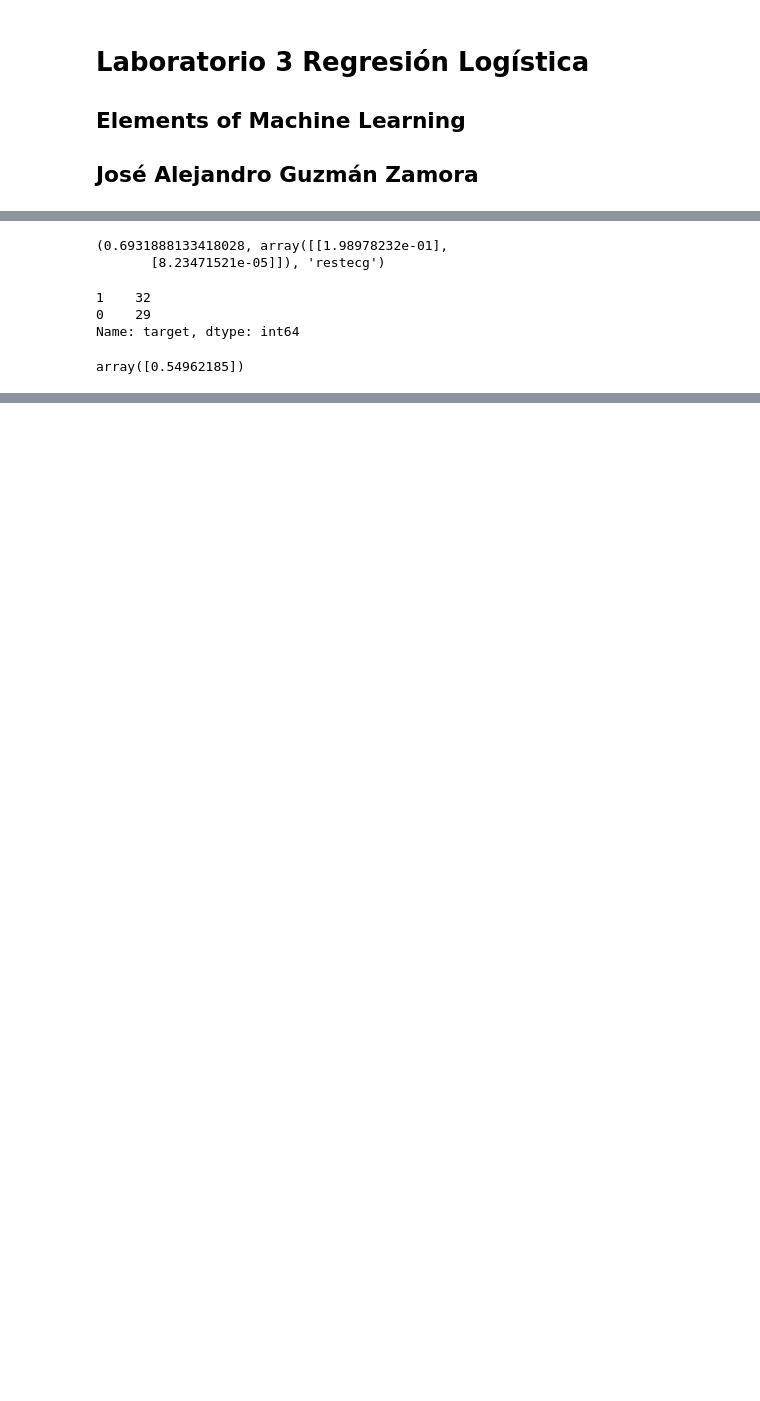
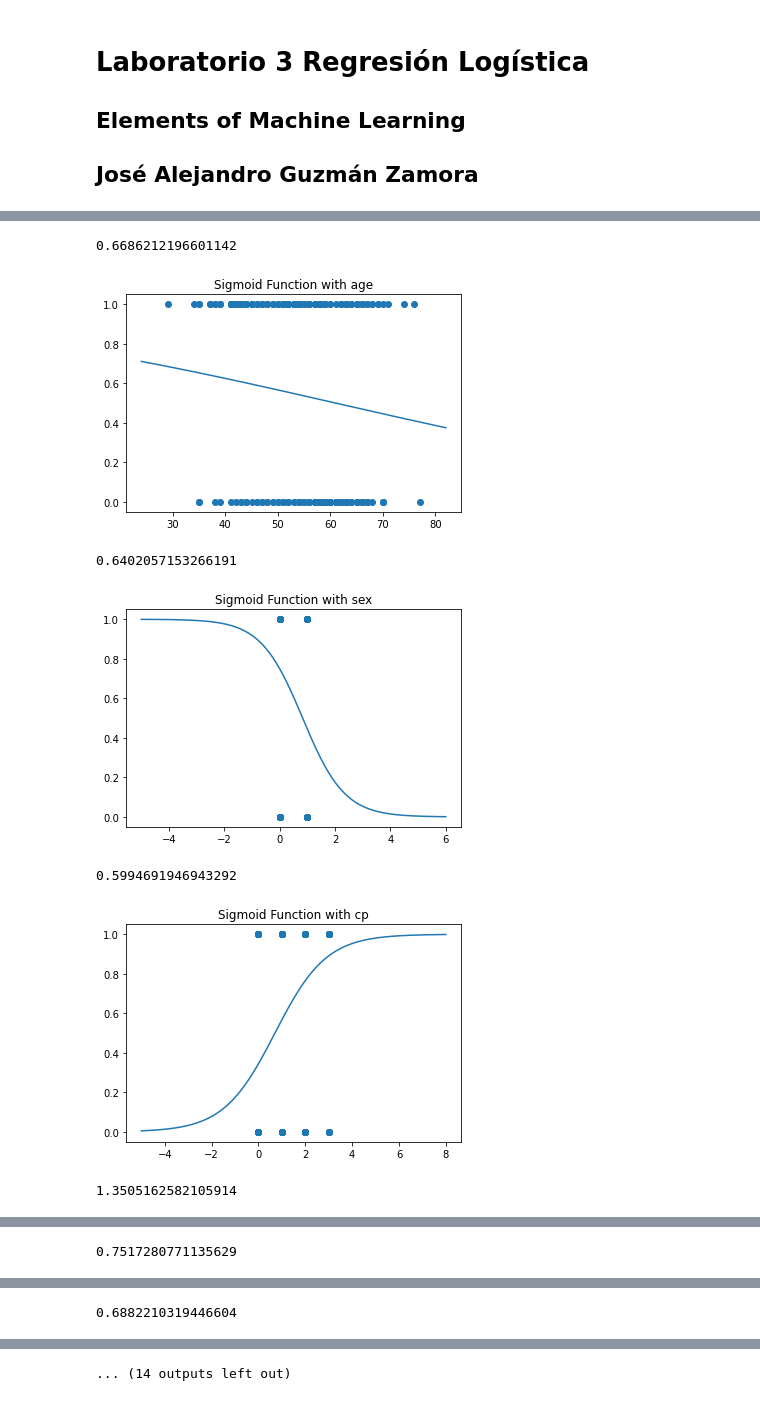
Before and after one commit to JoseGuzmanZamora/elementsOfMachineLearning, a Jupyter notebook: lab3/main.ipynb, the cells around one changed output, grey strips where cells are left out. Cells and saved outputs as stored; diff of their text form; code cells hidden in the pictures; blank space fills up the shorter version.

Commit message:
Arreglos, sin embargo, falta un poco de multi variables

```diff
--- a/lab3/main.ipynb
+++ b/lab3/main.ipynb
@@ -81,7 +186,11 @@ plt.scatter(data['oldpeak'], data['thalach'], c=data['target'], cmap=plt.cm.Pair
 # %%
-# Probar para cada variable
+"""
+Same algorithm as the past cell, the difference is that this one
+uses the gradient_descent method to optimize the cost. Therefore,
+it needs alpha and number of iterations as parameters.
+"""
 
-def prueba_simple(equis, ye, thetas, variable):
+def prueba_manual(equis, ye, thetas, variable, alpha, it):
     thetas = np.asarray(thetas, dtype='float64').reshape(len(thetas), 1)
     limite_inferior = min(equis[variable])
     limite_superior = max(equis[variable])
@@ -90,13 +199,17 @@ def prueba_simple(equis, ye, thetas, variable):
     unos = np.asarray([1 for i in range(x1.shape[0])])
     xes = np.vstack([unos, x1]).transpose()
     y = np.expand_dims(y,1)
-    res = logisticop.optimize_log(xes, y, thetas)
-    # Continuar a parametrizar la funcion
+    res = logistic.gradient_descent(xes, y, thetas, alpha, it)
+    ok = res[len(res) - 1]
+    # Continue to setup the plotting
     xl = np.linspace(limite_inferior - 5,limite_superior + 5,200)
-    y = 1 / (1 + (np.e ** -(res[0] + xl * res[1])))
-    # Grafica de resultado
+    y = 1 / (1 + (np.e ** -(ok[0][0] + xl * ok[0][1])))
+    # Graph
+    print(ok[1])
     plt.scatter(equis[variable], ye['target'])
     plt.plot(xl, y)
-    plt.title("Funcion Sigmoide con " + variable)
+    plt.title("Sigmoid Function with " + variable)
     plt.show()
+    res = list(res[len(res) - 1])
+    res.append(variable)
     return res
@@ -115,8 +225,3 @@ xes = data_partida.drop('target', 1)
 
 x_train, x_test, y_train, y_test = train_test_split(xes, response, test_size=0.20, random_state=42)
 resultados = []
-# %%
-t = [0,0]
-for i in x_test:
-    res_temp = prueba_simple(x_train, y_train,t,i)
-    resultados.append((costo_simple(i, res_temp)[0], res_temp, i))
@@ -137,16 +227,0 @@ for i in x_test:
-# %%
-resultados = sorted(resultados)
-mejorcito = resultados[0]
-print(mejorcito)
-
-# DE AQUI YA SABEMOS QUE EN UN MODELO SIMPLE LA QUE MENOR COSTO TIENE ES RESTECG
-# EN OTRAS PALABRAS el esting electrocardiographic results (values 0,1,2)
-# %% [output]
-(0.6931888133418028, array([[1.98978232e-01],
-       [8.23471521e-05]]), 'restecg')
-# %%
-y_test['target'].value_counts()
-# %% [output]
-1    32
-0    29
-Name: target, dtype: int64
@@ -155,6 +228,18 @@ thetas_r = mejorcito[1]
-# %%
-prueba = thetas_r[0] + (thetas_r[1] * 2)
-logisticamente = 1 / (1 + np.exp(-prueba))
-logisticamente
-# %% [output]
-array([0.54962185])
+# %%
+"""
+Run the algorithm on all of the variables and start comparing
+the costs of each one.
+"""
+
+for i in x_test:
+    te = [0,0]
+    res = prueba_manual(x_train, y_train, te, i, 0.001, 100000)
+    resultados.append(res)
+# %% [output]
+0.6686212196601142
+[figure, added]
+0.6402057153266191
+[figure, added]
+0.5994691946943292
+[figure, added]
+1.3505162582105914
@@ -160,0 +247 @@ array([0.54962185])
+0.7517280771135629
@@ -160,0 +249 @@ array([0.54962185])
+0.6882210319446604
@@ -160,0 +251 @@ array([0.54962185])
+... (14 outputs left out)
```
Also changed, not shown: parts of 25 cells of this notebook, 1 other file.
